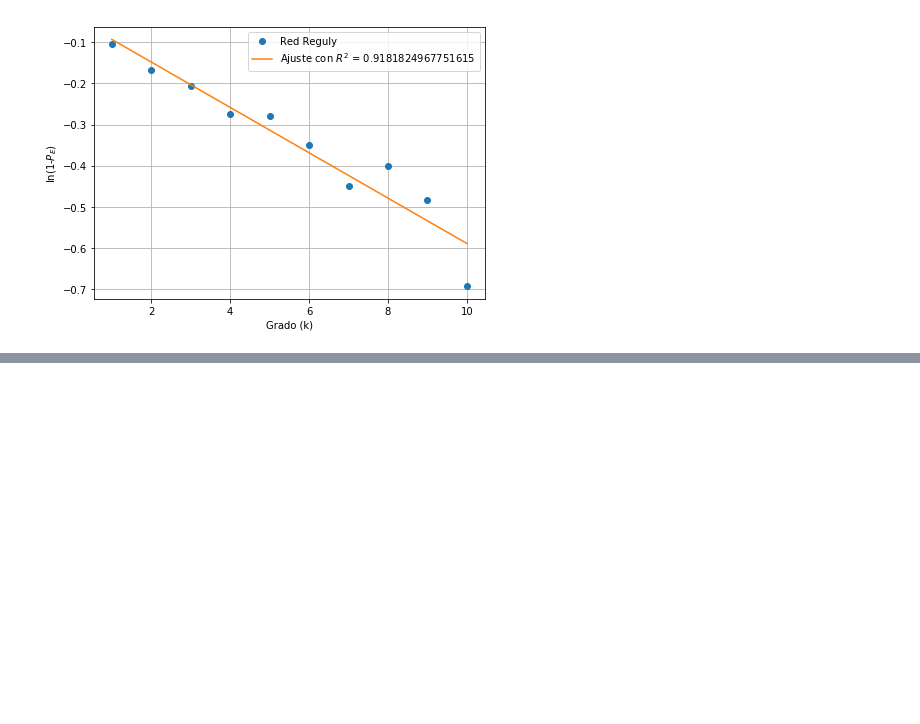
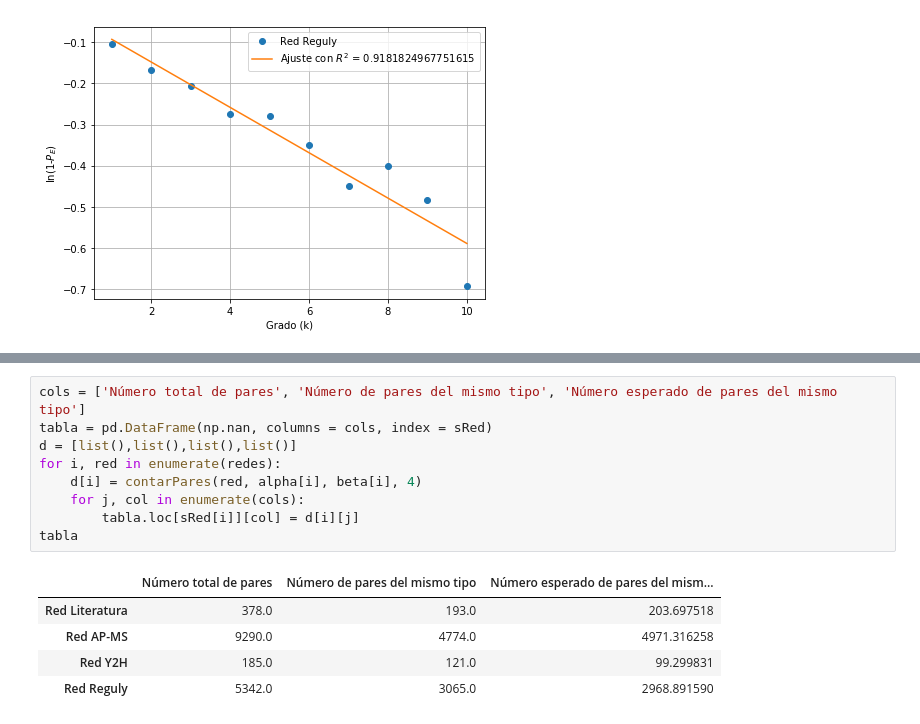
Before and after one commit to allshaks/TP2, a Jupyter notebook: Fig2bHe.ipynb, the cells around one changed output, grey strips where cells are left out. Cells and saved outputs as stored; diff of their text form; blank space fills up the shorter version.

```diff
--- a/Fig2bHe.ipynb
+++ b/Fig2bHe.ipynb
@@ -158,0 +171,15 @@ tabla
+# %%
+cols = ['Número total de pares', 'Número de pares del mismo tipo', 'Número esperado de pares del mismo tipo']
+tabla = pd.DataFrame(np.nan, columns = cols, index = sRed)
+d = [list(),list(),list(),list()]
+for i, red in enumerate(redes):
+    d[i] = contarPares(red, alpha[i], beta[i], 4)
+    for j, col in enumerate(cols):
+        tabla.loc[sRed[i]][col] = d[i][j]
+tabla
+# %% [output]
+|  | Número total de pares | Número de pares del mismo tipo | Número esperado de pares del mism... |
+| Red Literatura | 378.0 | 193.0 | 203.697518 |
+| Red AP-MS | 9290.0 | 4774.0 | 4971.316258 |
+| Red Y2H | 185.0 | 121.0 | 99.299831 |
+| Red Reguly | 5342.0 | 3065.0 | 2968.891590 |
```
Also changed, not shown: parts of 4 cells of this notebook.
